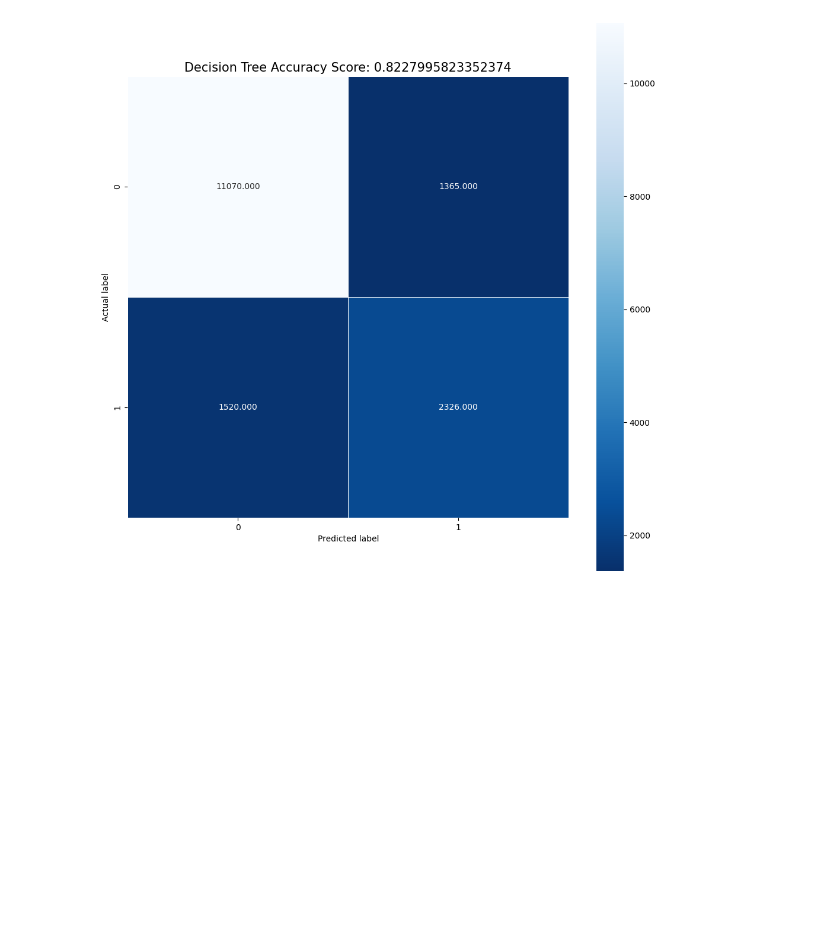
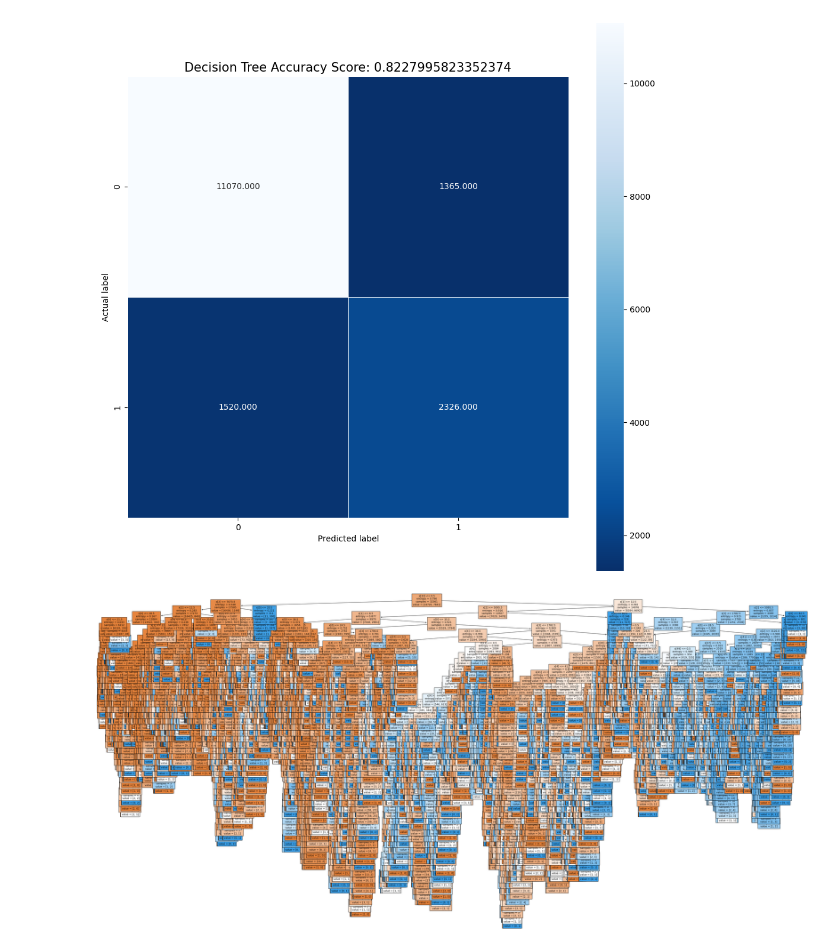
Before and after one commit to nhlong1512/IS252.N21, a Jupyter notebook: Lab3_Class_KTDL.ipynb, the cells around one changed output. Cells and saved outputs as stored; diff of their text form; code cells hidden in the pictures; blank space fills up the shorter version.

```diff
--- a/Lab3_Class_KTDL.ipynb
+++ b/Lab3_Class_KTDL.ipynb
@@ -137,3 +137,10 @@ plt.title(title, size = 15)
 # %% [output]
 Text(0.5, 1.0, 'Decision Tree Accuracy Score: 0.8227995823352374')
 [figure]
+# %%
+fig, ax = plt.subplots(figsize=(50,24))
+tree.plot_tree(clf,filled=True,fontsize=10)
+plt.savefig('decision_tree', dpi=100)
+plt.show()
+# %% [output]
+[figure, added]
```
